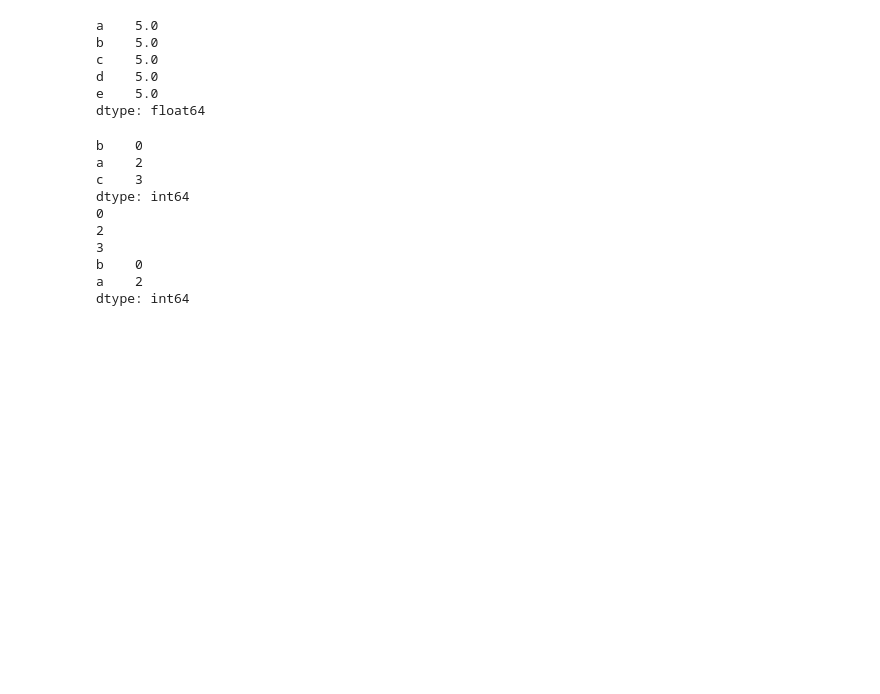
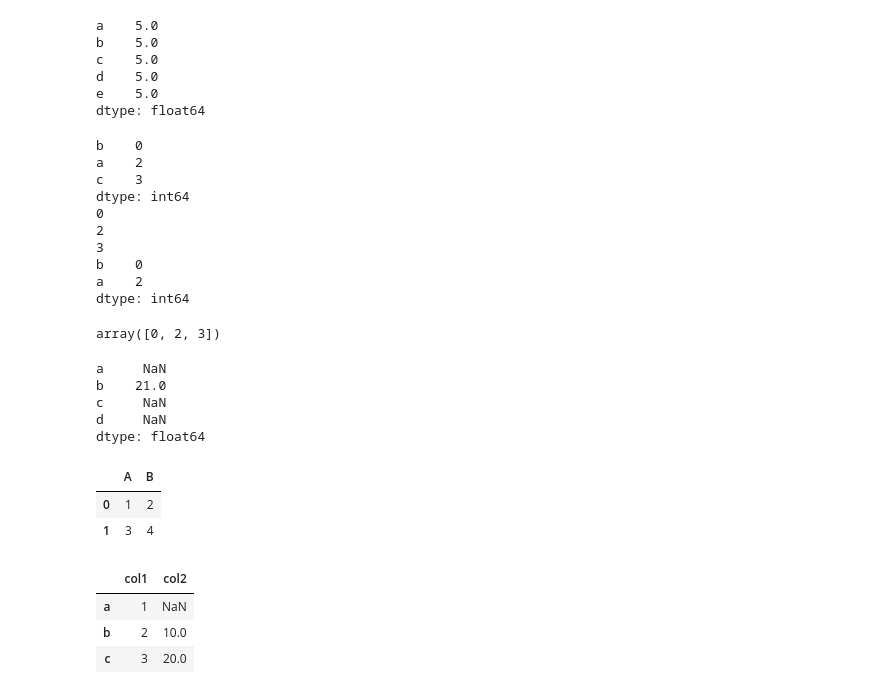
Before and after one commit to navyaanejathegreat/py_libraries, a Jupyter notebook: pandas.ipynb, the cells around one changed output. Cells and saved outputs as stored; diff of their text form; code cells hidden in the pictures; blank space fills up the shorter version.

```diff
--- a/pandas.ipynb
+++ b/pandas.ipynb
@@ -184,3 +184,39 @@ dtype: int64
 b    0
 a    2
 dtype: int64
+# %%
+#Series can be converted into array
+e.to_numpy()
+# %% [output]
+array([0, 2, 3])
+# %%
+s1 = pd.Series([10, 20, 30], index=['a', 'b', 'c'])
+s2 = pd.Series([1, 2], index=['b', 'd'])
+s1 + s2
+#it shoes nan in order to avoid loss of information
+# %% [output]
+a     NaN
+b    21.0
+c     NaN
+d     NaN
+dtype: float64
+# %%
+#============================DATAFRAMES
+arr = np.array([[1, 2], [3, 4]])
+df = pd.DataFrame(arr, columns=["A", "B"])
+df
+# %% [output]
+|  | A | B |
+| 0 | 1 | 2 |
+| 1 | 3 | 4 |
+# %%
+s1 = pd.Series([1, 2, 3], index=["a", "b", "c"])
+s2 = pd.Series([10, 20], index=["b", "c"])
+
+df = pd.DataFrame({"col1": s1, "col2": s2})
+df
+# %% [output]
+|  | col1 | col2 |
+| a | 1 | NaN |
+| b | 2 | 10.0 |
+| c | 3 | 20.0 |
```
